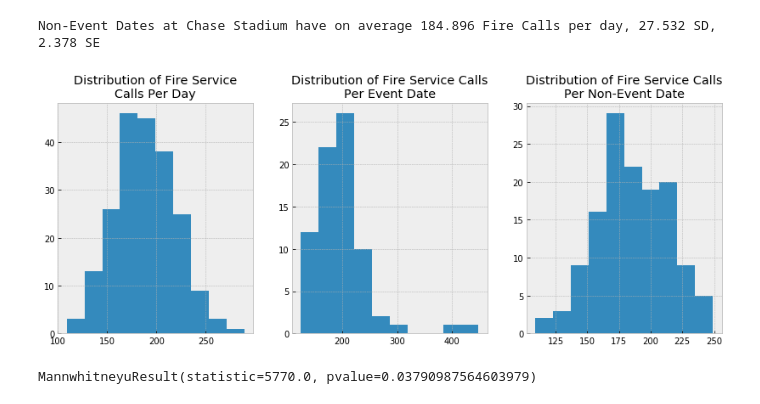
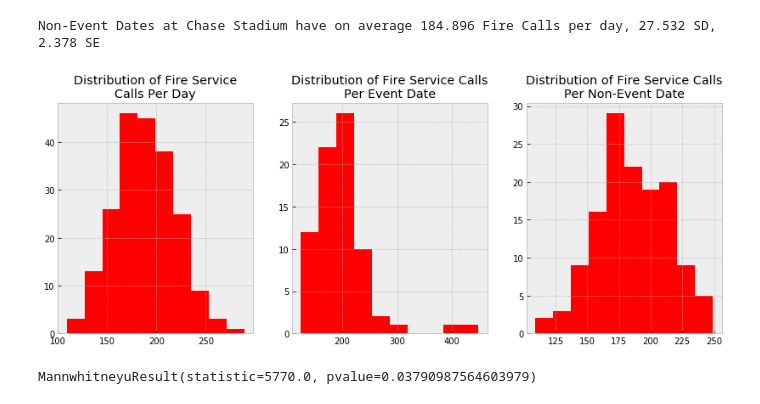
Before and after one commit to sherryduong93/chasestadiumimpact, a Jupyter notebook: Fire_Department_EDA.ipynb, the cells around one changed output. Saved outputs shown, nothing was run; the diff lists cells and outputs as text; code cells hidden in the pictures.

```diff
--- a/Fire_Department_EDA.ipynb
+++ b/Fire_Department_EDA.ipynb
@@ -452,16 +456,16 @@ Non-Event Dates at Chase Stadium have on average 184.896 Fire Calls per day, 27.
 # %%
 grouped = mbdp2020.groupby('Call Date').count()['Norm']
 fig, ax = plt.subplots(1,3, figsize=(14,5))
-ax[0].hist(grouped,bins=10)
+ax[0].hist(grouped,bins=10, color='red')
 ax[0].set_title('Distribution of Fire Service\nCalls Per Day')
-ax[1].hist(events_group,bins=10)
+ax[1].hist(events_group,bins=10,color='red')
 ax[1].set_title('Distribution of Fire Service Calls\nPer Event Date')
-ax[2].hist(notevents_group,bins=10)
+ax[2].hist(notevents_group,bins=10,color='red')
 ax[2].set_title('Distribution of Fire Service Calls\nPer Non-Event Date')
 plt.tight_layout
 plt.savefig('graphs/firecallsdistribution.png', dpi=300)
 # %% [output]
-[figure, old version]
+[figure, new version]
 # %%
 stats.mannwhitneyu(events_group, notevents_group, alternative="greater")
 #Based on the Mannwhitney Test Result, events at the Chase Stadium due have higher Fire Service Calls in Dogpatch
```
Also changed, not shown: parts of 10 cells of this notebook, 10 other files.
